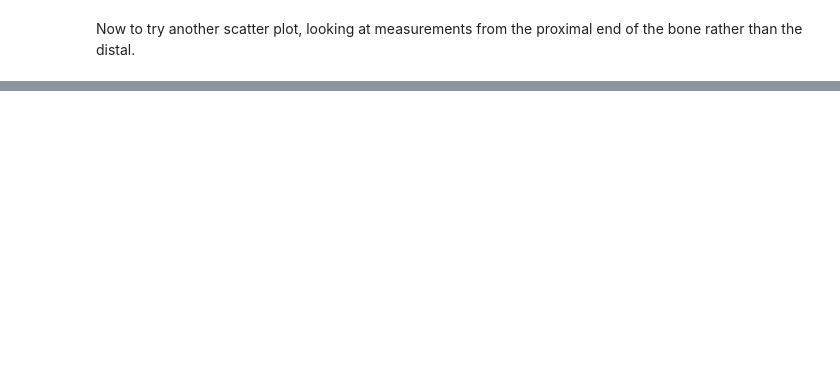
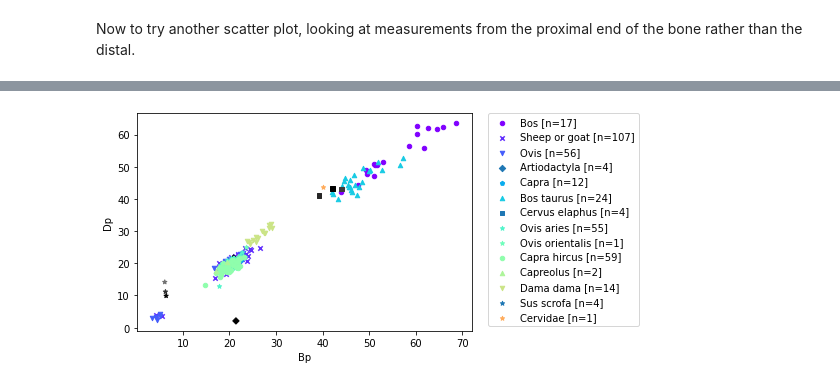
Before and after one commit to ekansa/open-context-jupyter, a Jupyter notebook: notebooks/Open Context Measurements.ipynb, the cells around one changed output, grey strips where cells are left out. Cells and saved outputs as stored; diff of their text form; code cells hidden in the pictures; blank space fills up the shorter version.

```diff
--- a/notebooks/Open Context Measurements.ipynb
+++ b/notebooks/Open Context Measurements.ipynb
@@ -283,0 +134,10 @@ oc_plt.make_records_scatter_plot(records)
+# %%
+# Make a plot of Bp verses Dp for different taxa
+make_scatter_plot_from_oc_df(
+    df,
+    group_col='Has taxonomic identifier',
+    x_col='Bp',
+    y_col='Dp'
+)
+# %% [output]
+[figure, added]
```
Also changed, not shown: parts of 13 cells of this notebook.
